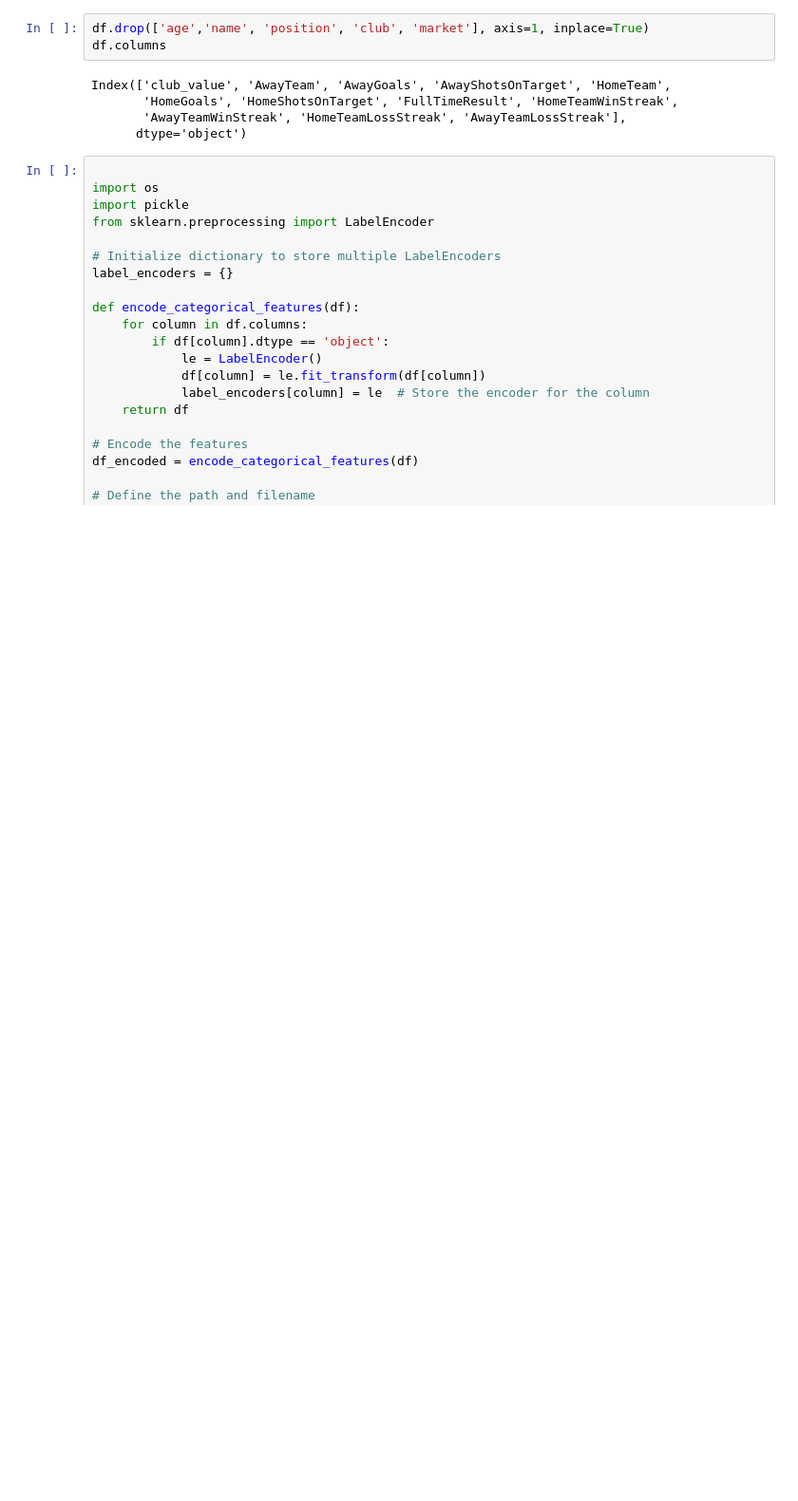
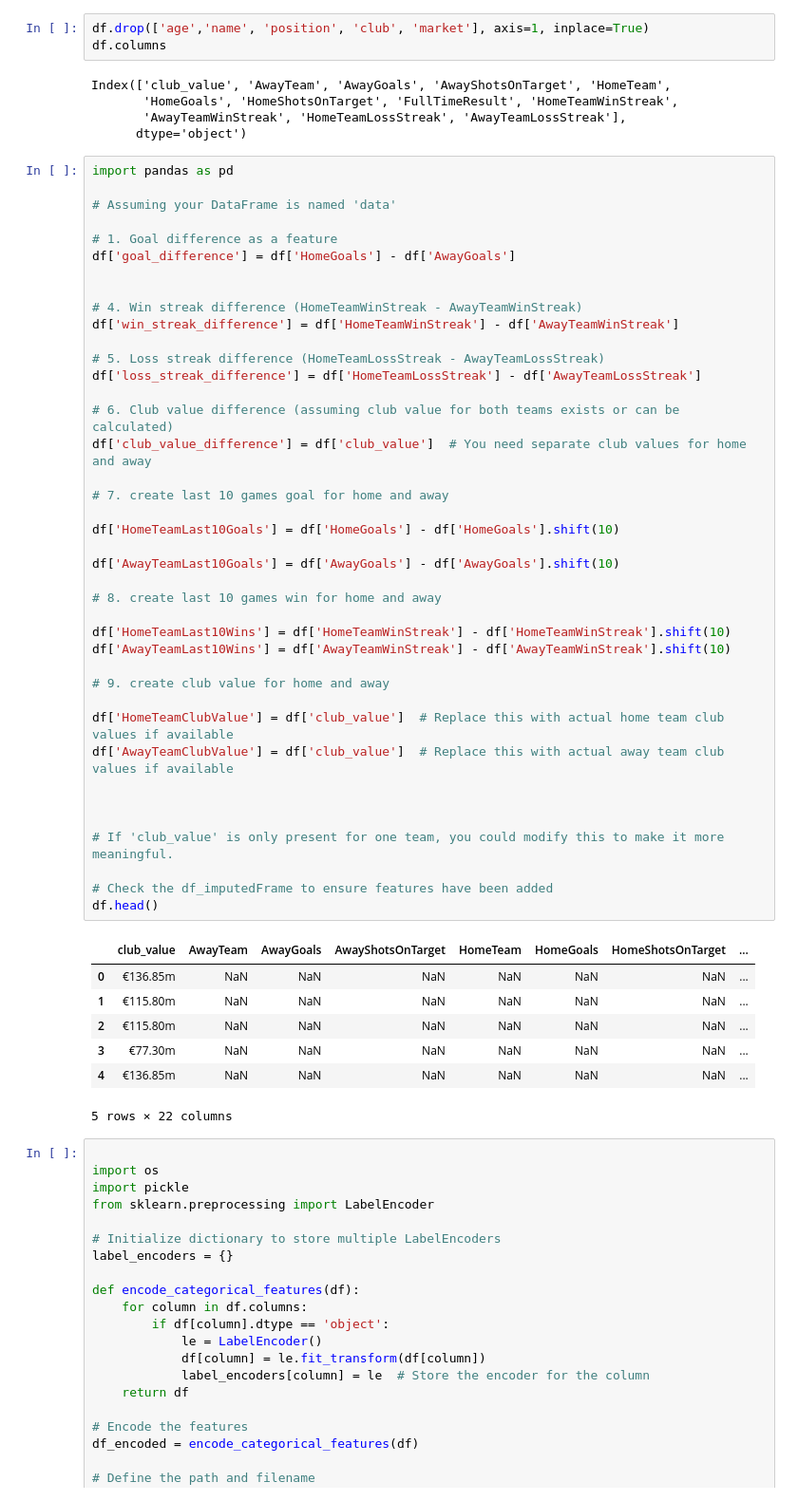
Before and after one commit to mstfgul/BetPredictionProject, a Jupyter notebook: visualizations/data_analysis_model_training_final.ipynb, the cells around one changed output. Shown at 95% size. Cells and saved outputs as stored; diff of their text form; blank space fills up the shorter version.

```diff
--- a/visualizations/data_analysis_model_training_final.ipynb
+++ b/visualizations/data_analysis_model_training_final.ipynb
@@ -34,6 +34,54 @@ Index(['club_value', 'AwayTeam', 'AwayGoals', 'AwayShotsOnTarget', 'HomeTeam',
        'HomeGoals', 'HomeShotsOnTarget', 'FullTimeResult', 'HomeTeamWinStreak',
        'AwayTeamWinStreak', 'HomeTeamLossStreak', 'AwayTeamLossStreak'],
       dtype='object')
+# %%
+import pandas as pd
+
+# Assuming your DataFrame is named 'data'
+
+# 1. Goal difference as a feature
+df['goal_difference'] = df['HomeGoals'] - df['AwayGoals']
+
+
+# 4. Win streak difference (HomeTeamWinStreak - AwayTeamWinStreak)
+df['win_streak_difference'] = df['HomeTeamWinStreak'] - df['AwayTeamWinStreak']
+
+# 5. Loss streak difference (HomeTeamLossStreak - AwayTeamLossStreak)
+df['loss_streak_difference'] = df['HomeTeamLossStreak'] - df['AwayTeamLossStreak']
+
+# 6. Club value difference (assuming club value for both teams exists or can be calculated)
+df['club_value_difference'] = df['club_value']  # You need separate club values for home and away
+
+# 7. create last 10 games goal for home and away
+
+df['HomeTeamLast10Goals'] = df['HomeGoals'] - df['HomeGoals'].shift(10)
+
+df['AwayTeamLast10Goals'] = df['AwayGoals'] - df['AwayGoals'].shift(10)
+
+# 8. create last 10 games win for home and away
+
+df['HomeTeamLast10Wins'] = df['HomeTeamWinStreak'] - df['HomeTeamWinStreak'].shift(10)
+df['AwayTeamLast10Wins'] = df['AwayTeamWinStreak'] - df['AwayTeamWinStreak'].shift(10)
+
+# 9. create club value for home and away
+
+df['HomeTeamClubValue'] = df['club_value']  # Replace this with actual home team club values if available
+df['AwayTeamClubValue'] = df['club_value']  # Replace this with actual away team club values if available
+
+
+
+# If 'club_value' is only present for one team, you could modify this to make it more meaningful.
+
+# Check the df_imputedFrame to ensure features have been added
+df.head()
+# %% [output]
+|  | club_value | AwayTeam | AwayGoals | AwayShotsOnTarget | HomeTeam | HomeGoals | HomeShotsOnTarget | ... |
+| 0 | €136.85m | NaN | NaN | NaN | NaN | NaN | NaN | ... |
+| 1 | €115.80m | NaN | NaN | NaN | NaN | NaN | NaN | ... |
+| 2 | €115.80m | NaN | NaN | NaN | NaN | NaN | NaN | ... |
+| 3 | €77.30m | NaN | NaN | NaN | NaN | NaN | NaN | ... |
+| 4 | €136.85m | NaN | NaN | NaN | NaN | NaN | NaN | ... |
+5 rows × 22 columns
 # %%
 
 import os
```
Also changed, not shown: parts of 10 cells of this notebook, 3 other files.
